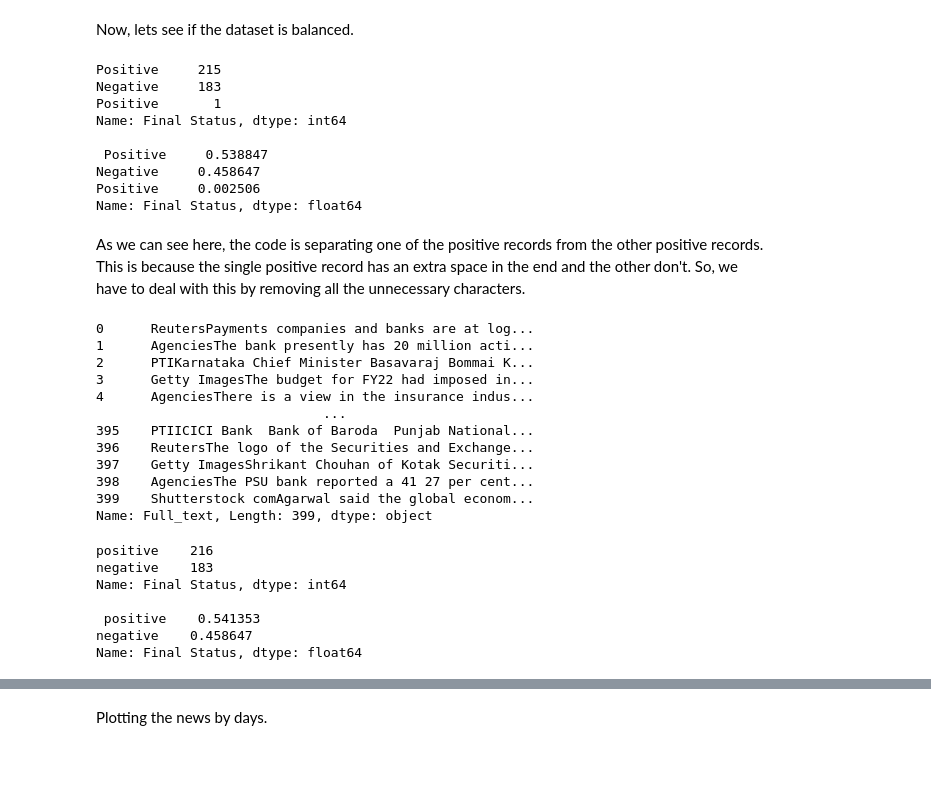
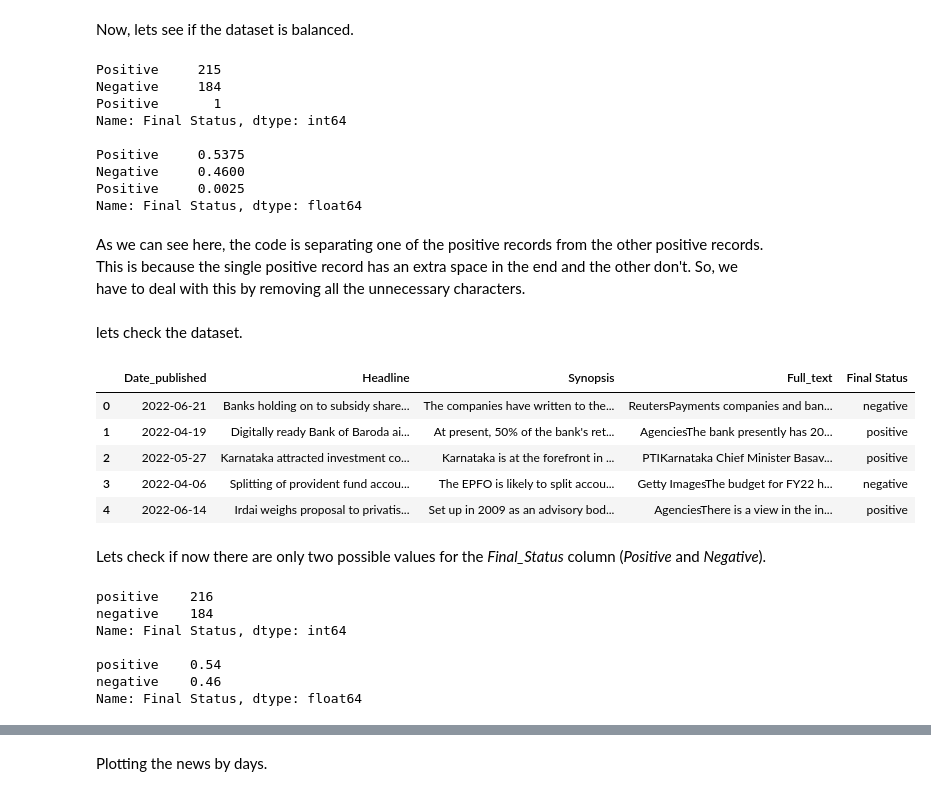
Before and after one commit to pedronunomacedo/PLN-Projects, a Jupyter notebook: 1st_project/data_understanding.ipynb, the cells around one changed output, grey strips where cells are left out. Cells and saved outputs as stored; diff of their text form; code cells hidden in the pictures; blank space fills up the shorter version.

```diff
--- a/1st_project/data_understanding.ipynb
+++ b/1st_project/data_understanding.ipynb
@@ -70,2 +99,0 @@ Drop the missing record that does not have a synopsis.
-# %%
-df.dropna(inplace=True)
@@ -73,0 +102,2 @@ Lets check if the removal of null values was successful.
+# %%
+df['Synopsis'][56] = ""
@@ -155,16 +169,17 @@ print(final_status_distribution)
 
 final_status_proportion = final_status_distribution / final_status_distribution.sum()
 
-print("\n", final_status_proportion)
+print()
+print(final_status_proportion)
 # %% [output]
 Positive     215
-Negative     183
+Negative     184
 Positive       1
 Name: Final Status, dtype: int64
 
- Positive     0.538847
-Negative     0.458647
-Positive     0.002506
+Positive     0.5375
+Negative     0.4600
+Positive     0.0025
 Name: Final Status, dtype: float64
 # %% [markdown]
 As we can see here, the code is separating one of the positive records from the other positive records. This is because the single positive record has an extra space in the end and the other don't. So, we have to deal with this by removing all the unnecessary characters.
@@ -175,27 +190,23 @@ import unidecode
 # Remove accents and punctuation
 for column in ['Headline', 'Synopsis', 'Full_text']:
     df[column] = df[column].apply(lambda record: unidecode.unidecode(record))   # Remove accents
+    df[column].apply(lambda record: re.sub('[^a-zA-Z0-9]', ' ', record))        # Remove punctuation without removing numbers
 
 df['Final Status'] = df['Final Status'].str.strip()   # Trimming Spaces
 df['Final Status'] = df['Final Status'].str.lower()   # Case Normalization
-
-# Remove punctuation without removing numbers
-df['Headline'].apply(lambda record: re.sub('[^a-zA-Z0-9]', ' ', record))
-df['Synopsis'].apply(lambda record: re.sub('[^a-zA-Z0-9]', ' ', record))
-df['Full_text'].apply(lambda record: re.sub('[^a-zA-Z0-9]', ' ', record))
-# %% [output]
-0      ReutersPayments companies and banks are at log...
-1      AgenciesThe bank presently has 20 million acti...
-2      PTIKarnataka Chief Minister Basavaraj Bommai K...
-3      Getty ImagesThe budget for FY22 had imposed in...
-4      AgenciesThere is a view in the insurance indus...
-                             ...
-395    PTIICICI Bank  Bank of Baroda  Punjab National...
-396    ReutersThe logo of the Securities and Exchange...
-397    Getty ImagesShrikant Chouhan of Kotak Securiti...
-398    AgenciesThe PSU bank reported a 41 27 per cent...
-399    Shutterstock comAgarwal said the global econom...
-Name: Full_text, Length: 399, dtype: object
+# %% [markdown]
+lets check the dataset.
+# %%
+df.head()
+# %% [output]
+|  | Date_published | Headline | Synopsis | Full_text | Final Status |
+| 0 | 2022-06-21 | Banks holding on to subsidy share... | The companies have written to the... | ReutersPayments companies and ban... | negative |
+| 1 | 2022-04-19 | Digitally ready Bank of Baroda ai... | At present, 50% of the bank's ret... | AgenciesThe bank presently has 20... | positive |
+| 2 | 2022-05-27 | Karnataka attracted investment co... | Karnataka is at the forefront in ... | PTIKarnataka Chief Minister Basav... | positive |
+| 3 | 2022-04-06 | Splitting of provident fund accou... | The EPFO is likely to split accou... | Getty ImagesThe budget for FY22 h... | negative |
+| 4 | 2022-06-14 | Irdai weighs proposal to privatis... | Set up in 2009 as an advisory bod... | AgenciesThere is a view in the in... | positive |
+# %% [markdown]
+Lets check if now there are only two possible values for the _Final\_Status_ column (_Positive_ and _Negative_).
 # %%
 final_status_distribution = df['Final Status'].value_counts()
 
@@ -203,14 +214,15 @@ print(final_status_distribution)
 
 final_status_proportion = final_status_distribution / final_status_distribution.sum()
 
-print("\n", final_status_proportion)
+print()
+print(final_status_proportion)
 # %% [output]
 positive    216
-negative    183
+negative    184
 Name: Final Status, dtype: int64
 
- positive    0.541353
-negative    0.458647
+positive    0.54
+negative    0.46
 Name: Final Status, dtype: float64
 # %%
 import plotly.express as px
```
Also changed, not shown: parts of 52 cells of this notebook, 2 other files.
